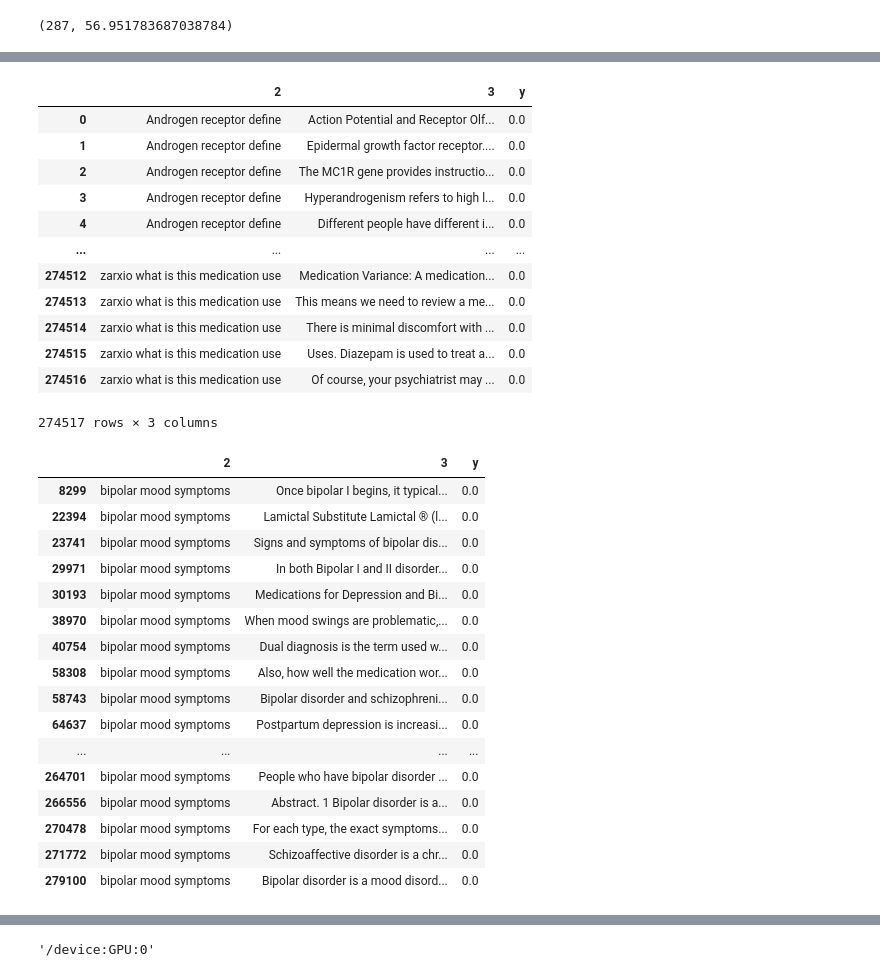
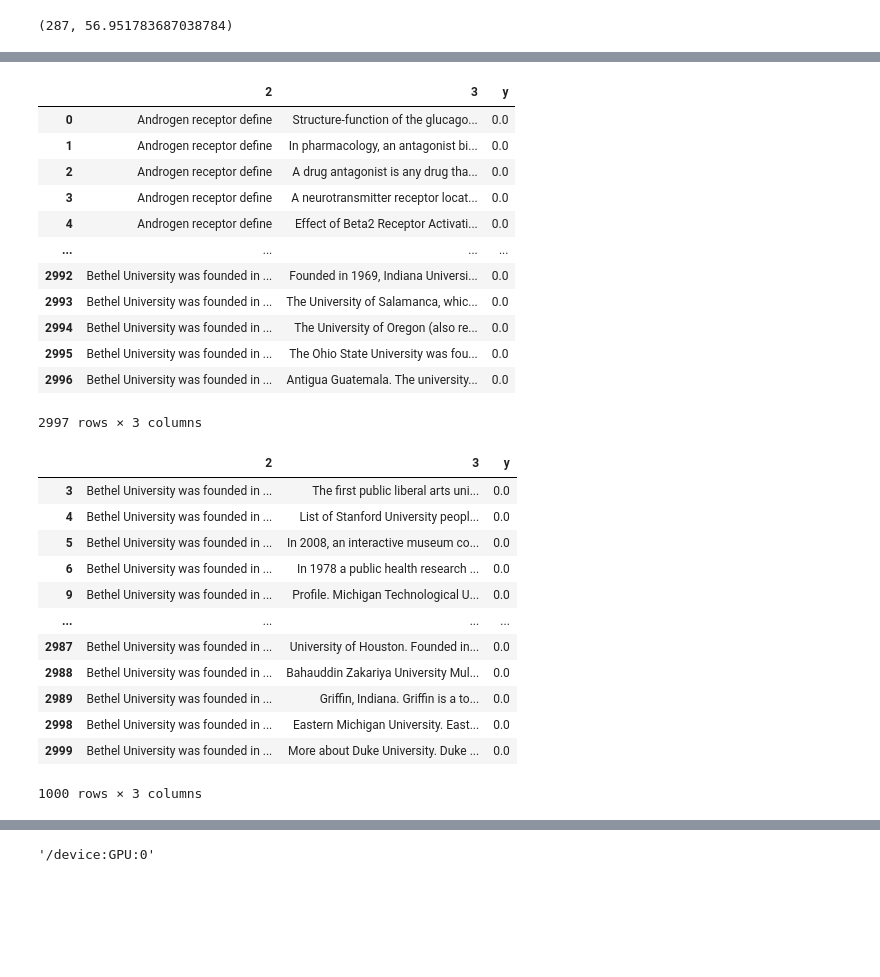
Before and after one commit to Prakhar314/COL764-Podcast-Search, a Jupyter notebook: pointwise.ipynb, the cells around one changed output, grey strips where cells are left out. Cells and saved outputs as stored; diff of their text form; code cells hidden in the pictures; blank space fills up the shorter version.

Commit message:
1000 passages per query

```diff
--- a/pointwise.ipynb
+++ b/pointwise.ipynb
@@ -129,4 +146,5 @@ random.seed(0)
 np.random.seed(0)
 tf.random.set_seed(0)
 # %%
-top1000 = pd.read_csv('top1000.dev',sep='\t',header=None).sort_values(by=0).reset_index(drop=True)
+top1000 = pd.read_csv('top1000.dev',sep='\t',header=None)
+top1000
@@ -148,0 +165,3 @@ top1000
+# %%
+top1000 = top1000.sort_values(by=0).reset_index(drop=True)
+top1000
@@ -191,7 +224,7 @@ train_set[3].map(lambda x: len(x.split())).max(),train_set[3].map(lambda x: len(
 # %% [output]
 (287, 56.951783687038784)
 # %%
-train_set_p = train_set[train_set['y']==1].reset_index(drop=True)
+train_set_p = train_set[train_set['y']==1].reset_index(drop=True)[:num_pairs//1000]
 train_set_p
 # %% [output]
 |  | 2 | 3 | y |
@@ -210,41 +234,37 @@ train_set_p
 # %%
-train_set_n = train_set[(train_set[2].isin(train_set_p[2])) & (train_set['y']==0)].groupby(2).sample(n=passage_per_query,replace=True).drop_duplicates().reset_index(drop=True)
+train_set_n = train_set[(train_set[2].isin(train_set_p[2])) & (train_set['y']==0)].drop_duplicates().reset_index(drop=True)
 train_set_n
 # %% [output]
 |  | 2 | 3 | y |
-| 0 | Androgen receptor define | Action Potential and Receptor Olf... | 0.0 |
-| 1 | Androgen receptor define | Epidermal growth factor receptor.... | 0.0 |
-| 2 | Androgen receptor define | The MC1R gene provides instructio... | 0.0 |
-| 3 | Androgen receptor define | Hyperandrogenism refers to high l... | 0.0 |
-| 4 | Androgen receptor define | Different people have different i... | 0.0 |
+| 0 | Androgen receptor define | Structure-function of the glucago... | 0.0 |
+| 1 | Androgen receptor define | In pharmacology, an antagonist bi... | 0.0 |
+| 2 | Androgen receptor define | A drug antagonist is any drug tha... | 0.0 |
+| 3 | Androgen receptor define | A neurotransmitter receptor locat... | 0.0 |
+| 4 | Androgen receptor define | Effect of Beta2 Receptor Activati... | 0.0 |
 | ... | ... | ... | ... |
-| 274512 | zarxio what is this medication use | Medication Variance: A medication... | 0.0 |
-| 274513 | zarxio what is this medication use | This means we need to review a me... | 0.0 |
-| 274514 | zarxio what is this medication use | There is minimal discomfort with ... | 0.0 |
-| 274515 | zarxio what is this medication use | Uses. Diazepam is used to treat a... | 0.0 |
-| 274516 | zarxio what is this medication use | Of course, your psychiatrist may ... | 0.0 |
+| 2992 | Bethel University was founded in ... | Founded in 1969, Indiana Universi... | 0.0 |
+| 2993 | Bethel University was founded in ... | The University of Salamanca, whic... | 0.0 |
+| 2994 | Bethel University was founded in ... | The University of Oregon (also re... | 0.0 |
+| 2995 | Bethel University was founded in ... | The Ohio State University was fou... | 0.0 |
+| 2996 | Bethel University was founded in ... | Antigua Guatemala. The university... | 0.0 |
-274517 rows × 3 columns
+2997 rows × 3 columns
 # %%
 train_set = train_set_p.append(train_set_n, ignore_index=True).sample(frac=1).reset_index(drop=True)
-train_set[train_set[2]=='bipolar mood symptoms']
+train_set[train_set[2]=='Bethel University was founded in what year']
 # %% [output]
 |  | 2 | 3 | y |
-| 8299 | bipolar mood symptoms | Once bipolar I begins, it typical... | 0.0 |
-| 22394 | bipolar mood symptoms | Lamictal Substitute Lamictal ® (l... | 0.0 |
-| 23741 | bipolar mood symptoms | Signs and symptoms of bipolar dis... | 0.0 |
-| 29971 | bipolar mood symptoms | In both Bipolar I and II disorder... | 0.0 |
-| 30193 | bipolar mood symptoms | Medications for Depression and Bi... | 0.0 |
-| 38970 | bipolar mood symptoms | When mood swings are problematic,... | 0.0 |
-| 40754 | bipolar mood symptoms | Dual diagnosis is the term used w... | 0.0 |
-| 58308 | bipolar mood symptoms | Also, how well the medication wor... | 0.0 |
-| 58743 | bipolar mood symptoms | Bipolar disorder and schizophreni... | 0.0 |
-| 64637 | bipolar mood symptoms | Postpartum depression is increasi... | 0.0 |
+| 3 | Bethel University was founded in ... | The first public liberal arts uni... | 0.0 |
+| 4 | Bethel University was founded in ... | List of Stanford University peopl... | 0.0 |
+| 5 | Bethel University was founded in ... | In 2008, an interactive museum co... | 0.0 |
+| 6 | Bethel University was founded in ... | In 1978 a public health research ... | 0.0 |
+| 9 | Bethel University was founded in ... | Profile. Michigan Technological U... | 0.0 |
 | ... | ... | ... | ... |
-| 264701 | bipolar mood symptoms | People who have bipolar disorder ... | 0.0 |
-| 266556 | bipolar mood symptoms | Abstract. 1 Bipolar disorder is a... | 0.0 |
-| 270478 | bipolar mood symptoms | For each type, the exact symptoms... | 0.0 |
-| 271772 | bipolar mood symptoms | Schizoaffective disorder is a chr... | 0.0 |
-| 279100 | bipolar mood symptoms | Bipolar disorder is a mood disord... | 0.0 |
+| 2987 | Bethel University was founded in ... | University of Houston. Founded in... | 0.0 |
+| 2988 | Bethel University was founded in ... | Bahauddin Zakariya University Mul... | 0.0 |
+| 2989 | Bethel University was founded in ... | Griffin, Indiana. Griffin is a to... | 0.0 |
+| 2998 | Bethel University was founded in ... | Eastern Michigan University. East... | 0.0 |
+| 2999 | Bethel University was founded in ... | More about Duke University. Duke ... | 0.0 |
+1000 rows × 3 columns
 # %%
 q_trunc = 64
 p_trunc = 449
```
Also changed, not shown: parts of 22 cells of this notebook.
